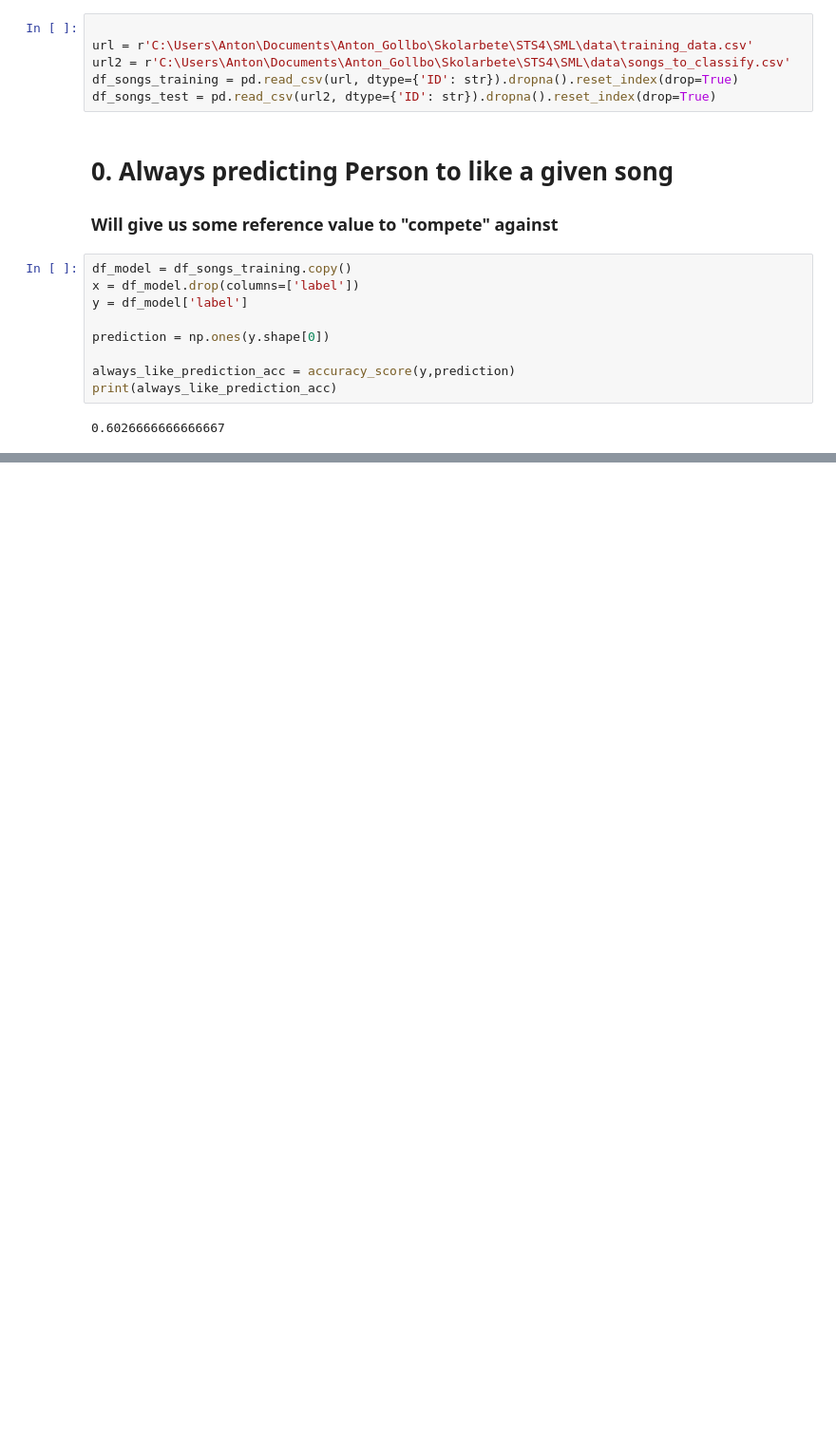
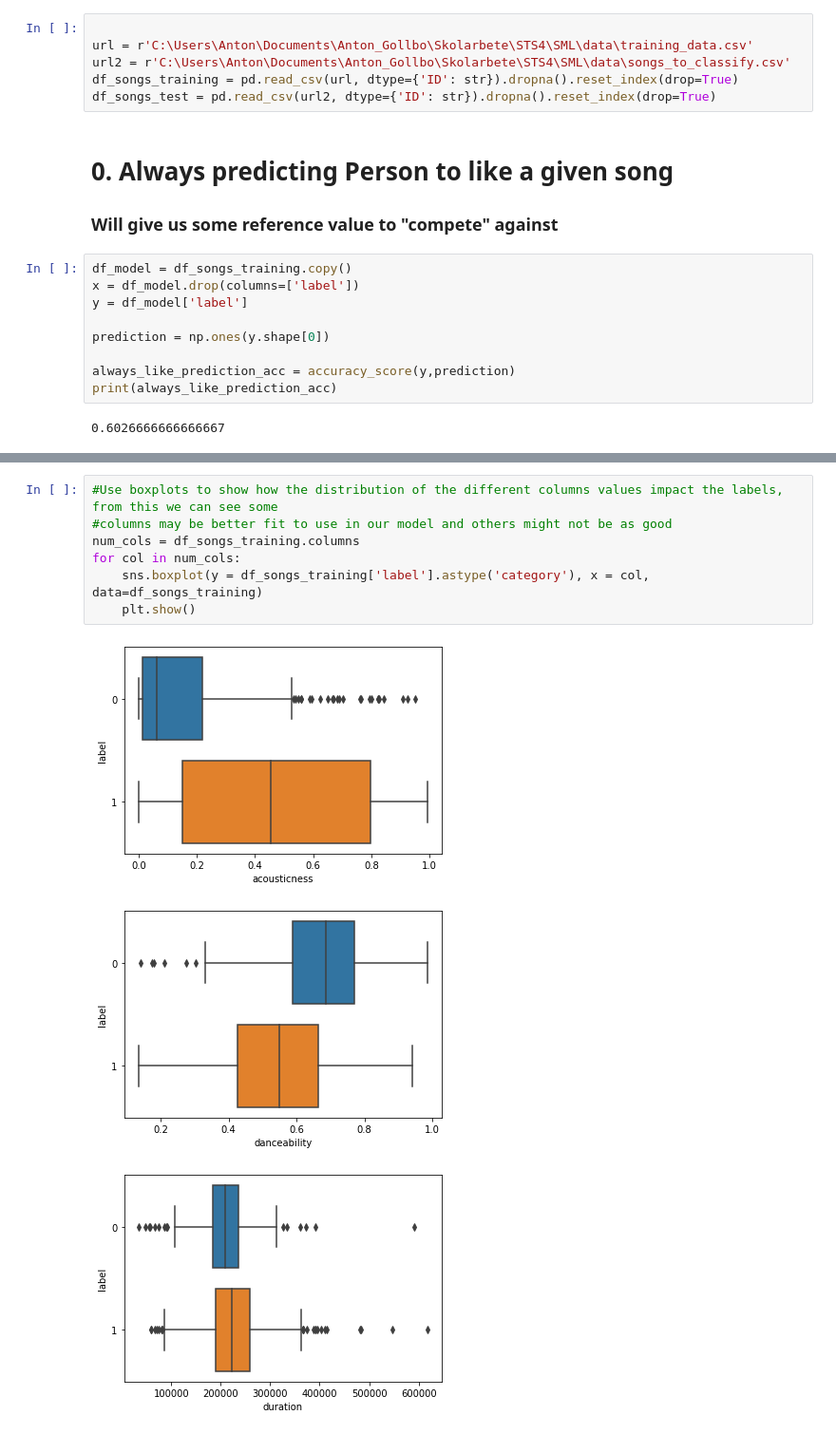
Before and after one commit to antongollbo123/spotify_project, a Jupyter notebook: SML_classification_songs.ipynb, the cells around one changed output, grey strips where cells are left out. Shown: that part at 95% size. Cells and saved outputs as stored; diff of their text form; blank space fills up the shorter version.

```diff
--- a/SML_classification_songs.ipynb
+++ b/SML_classification_songs.ipynb
@@ -51,0 +78,11 @@ print(always_like_prediction_acc)
+# %%
+#Use boxplots to show how the distribution of the different columns values impact the labels, from this we can see some
+#columns may be better fit to use in our model and others might not be as good
+num_cols = df_songs_training.columns
+for col in num_cols:
+    sns.boxplot(y = df_songs_training['label'].astype('category'), x = col, data=df_songs_training)
+    plt.show()
+# %% [output]
+[figure, added]
+[figure, added]
+[figure, added]
```
Also changed, not shown: parts of 30 cells of this notebook.
